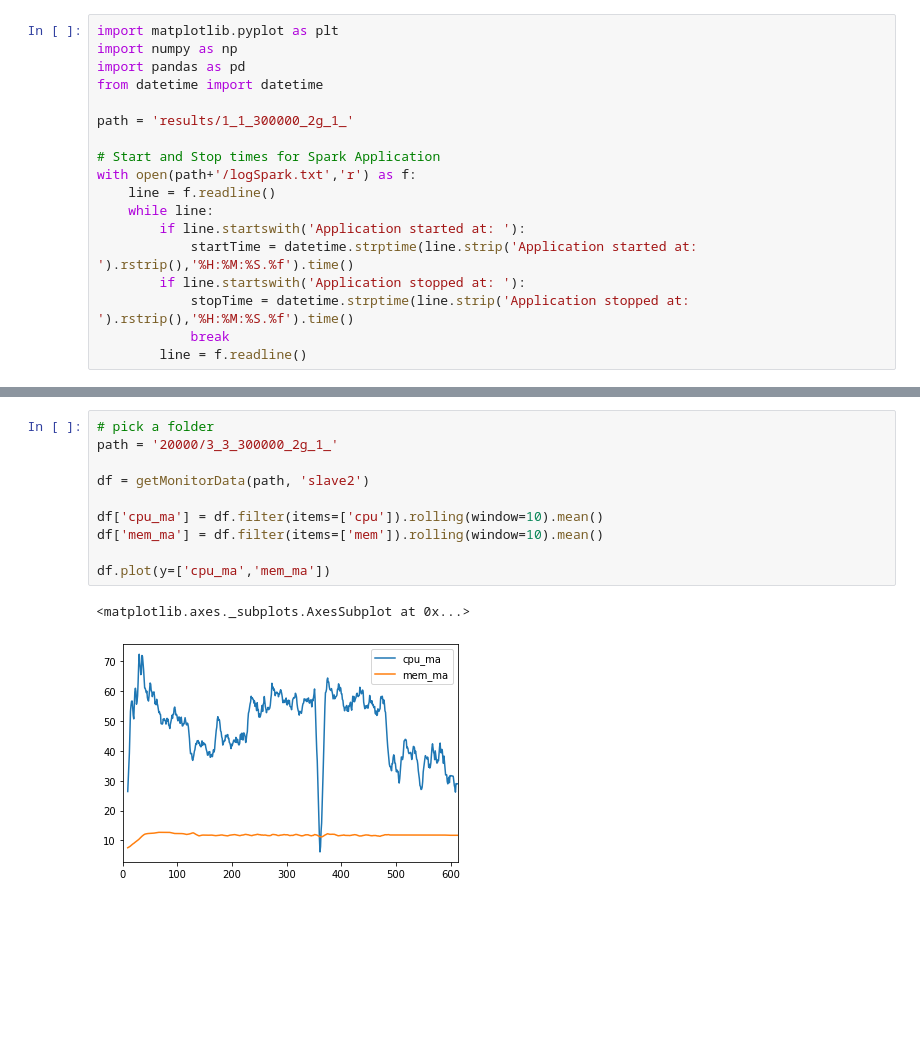
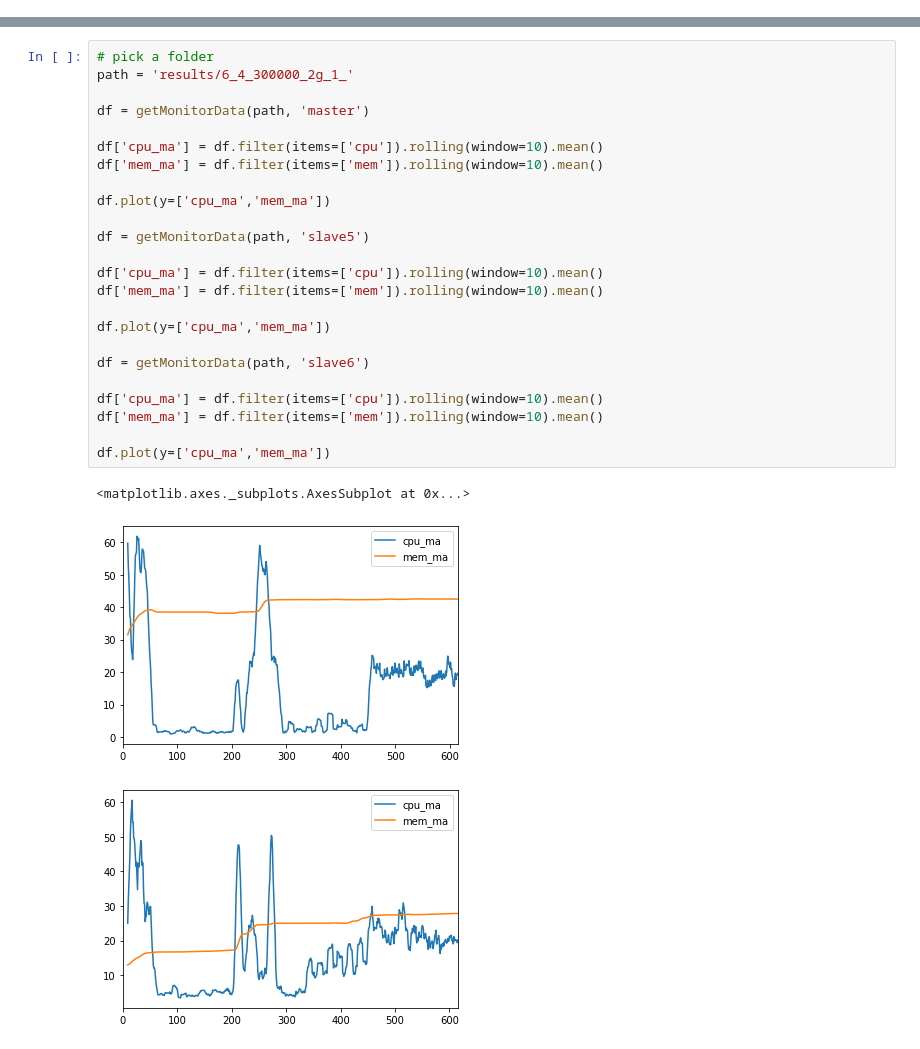
Before and after one commit to ronaldnoronha/SocketStreamingKMeansExperiment, a Jupyter notebook: analyseResults.ipynb, the cells around one changed output, grey strips where cells are left out. Drawn from its saved outputs; the diff is of its cells as text; blank space fills up the shorter version.

Commit message:
Automating results extraction complete

```diff
--- a/analyseResults.ipynb
+++ b/analyseResults.ipynb
@@ -1,18 +0,0 @@
-# %%
-import matplotlib.pyplot as plt
-import numpy as np
-import pandas as pd
-from datetime import datetime
-
-path = 'results/1_1_300000_2g_1_'
-
-# Start and Stop times for Spark Application
-with open(path+'/logSpark.txt','r') as f:
-    line = f.readline()
-    while line:
-        if line.startswith('Application started at: '):
-            startTime = datetime.strptime(line.strip('Application started at: ').rstrip(),'%H:%M:%S.%f').time()
-        if line.startswith('Application stopped at: '):
-            stopTime = datetime.strptime(line.strip('Application stopped at: ').rstrip(),'%H:%M:%S.%f').time()
-            break
-        line = f.readline()
@@ -955,13 +266,28 @@ def getMonitorData(path, VM):
 # %%
 # pick a folder
-path = '20000/3_3_300000_2g_1_'
+path = 'results/6_4_300000_2g_1_'
 
-df = getMonitorData(path, 'slave2')
+df = getMonitorData(path, 'master')
 
 df['cpu_ma'] = df.filter(items=['cpu']).rolling(window=10).mean()
 df['mem_ma'] = df.filter(items=['mem']).rolling(window=10).mean()
 
 df.plot(y=['cpu_ma','mem_ma'])
+
+df = getMonitorData(path, 'slave5')
+
+df['cpu_ma'] = df.filter(items=['cpu']).rolling(window=10).mean()
+df['mem_ma'] = df.filter(items=['mem']).rolling(window=10).mean()
+
+df.plot(y=['cpu_ma','mem_ma'])
+
+df = getMonitorData(path, 'slave6')
+
+df['cpu_ma'] = df.filter(items=['cpu']).rolling(window=10).mean()
+df['mem_ma'] = df.filter(items=['mem']).rolling(window=10).mean()
+
+df.plot(y=['cpu_ma','mem_ma'])
 # %% [output]
 <matplotlib.axes._subplots.AxesSubplot at 0x...>
-[figure, old version]
+[figure, new version]
+[figure, added]
```
Also changed, not shown: parts of 15 cells of this notebook, 7 other files.
